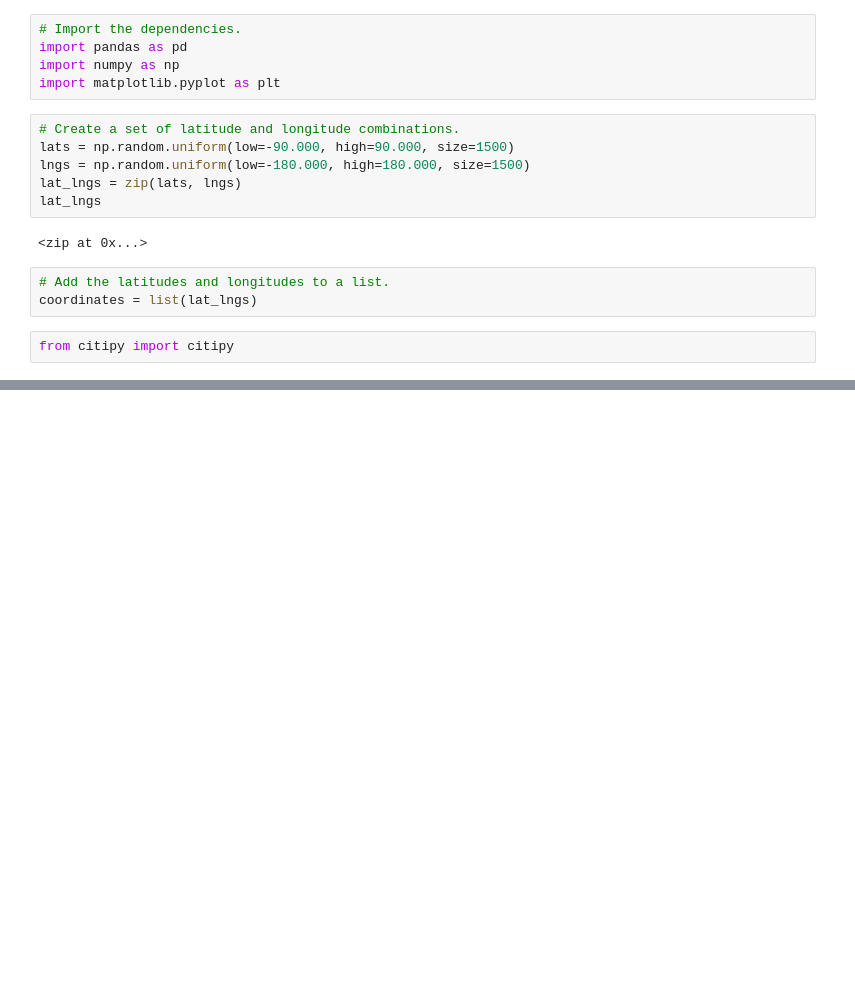
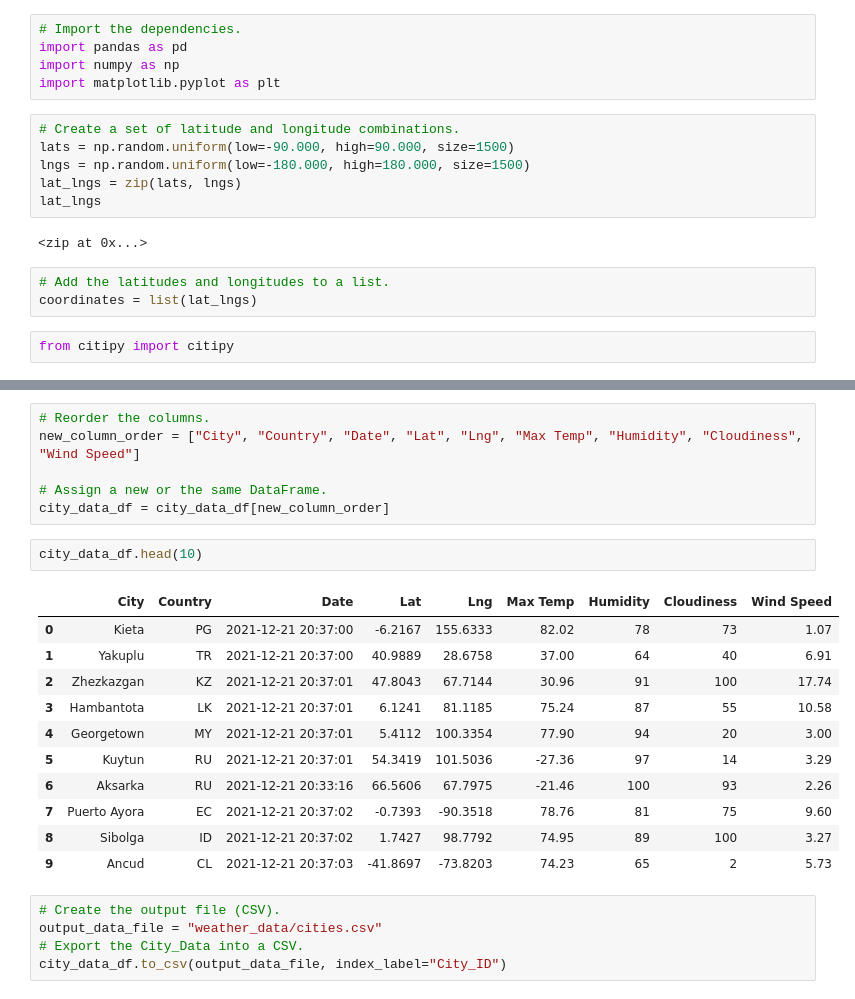
Before and after one commit to maridge/World_Weather_Analysis, a Jupyter notebook: WeatherPy.ipynb, the cells around one changed output, grey strips where cells are left out. Cells and saved outputs as stored; diff of their text form; blank space fills up the shorter version.

```diff
--- a/WeatherPy.ipynb
+++ b/WeatherPy.ipynb
@@ -32,0 +151,25 @@ len(cities)
+# %%
+# Reorder the columns.
+new_column_order = ["City", "Country", "Date", "Lat", "Lng", "Max Temp", "Humidity", "Cloudiness", "Wind Speed"]
+
+# Assign a new or the same DataFrame.
+city_data_df = city_data_df[new_column_order]
+# %%
+city_data_df.head(10)
+# %% [output]
+|  | City | Country | Date | Lat | Lng | Max Temp | Humidity | Cloudiness | Wind Speed |
+| 0 | Kieta | PG | 2021-12-21 20:37:00 | -6.2167 | 155.6333 | 82.02 | 78 | 73 | 1.07 |
+| 1 | Yakuplu | TR | 2021-12-21 20:37:00 | 40.9889 | 28.6758 | 37.00 | 64 | 40 | 6.91 |
+| 2 | Zhezkazgan | KZ | 2021-12-21 20:37:01 | 47.8043 | 67.7144 | 30.96 | 91 | 100 | 17.74 |
+| 3 | Hambantota | LK | 2021-12-21 20:37:01 | 6.1241 | 81.1185 | 75.24 | 87 | 55 | 10.58 |
+| 4 | Georgetown | MY | 2021-12-21 20:37:01 | 5.4112 | 100.3354 | 77.90 | 94 | 20 | 3.00 |
+| 5 | Kuytun | RU | 2021-12-21 20:37:01 | 54.3419 | 101.5036 | -27.36 | 97 | 14 | 3.29 |
+| 6 | Aksarka | RU | 2021-12-21 20:33:16 | 66.5606 | 67.7975 | -21.46 | 100 | 93 | 2.26 |
+| 7 | Puerto Ayora | EC | 2021-12-21 20:37:02 | -0.7393 | -90.3518 | 78.76 | 81 | 75 | 9.60 |
+| 8 | Sibolga | ID | 2021-12-21 20:37:02 | 1.7427 | 98.7792 | 74.95 | 89 | 100 | 3.27 |
+| 9 | Ancud | CL | 2021-12-21 20:37:03 | -41.8697 | -73.8203 | 74.23 | 65 | 2 | 5.73 |
+# %%
+# Create the output file (CSV).
+output_data_file = "weather_data/cities.csv"
+# Export the City_Data into a CSV.
+city_data_df.to_csv(output_data_file, index_label="City_ID")
```
Also changed, not shown: parts of 9 cells of this notebook, 3 other files.
